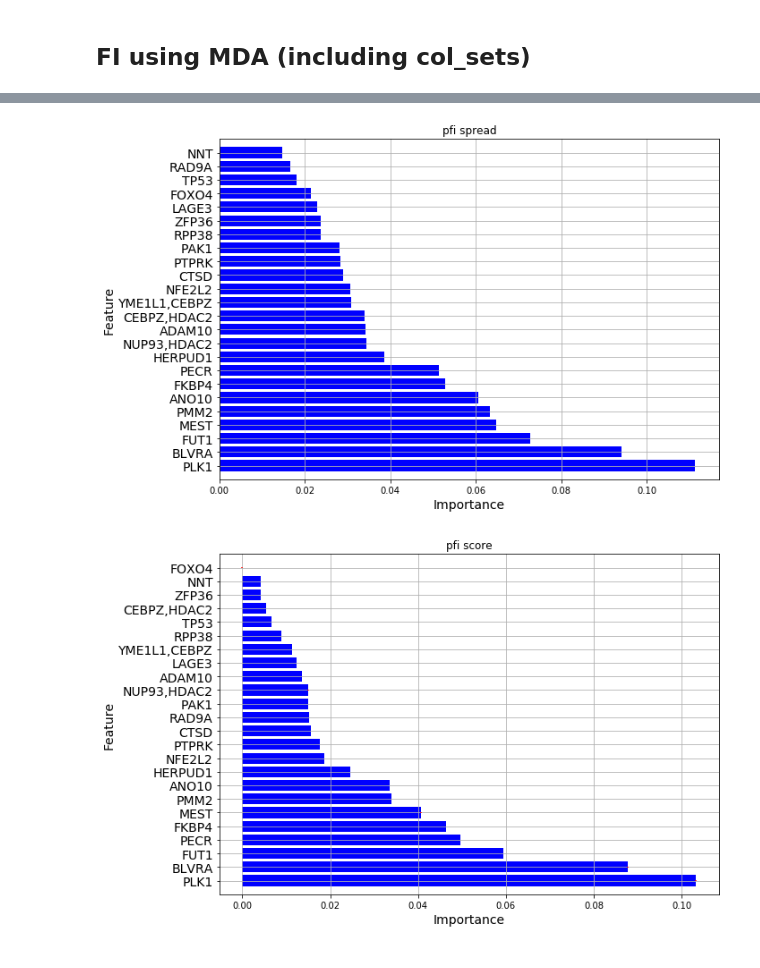
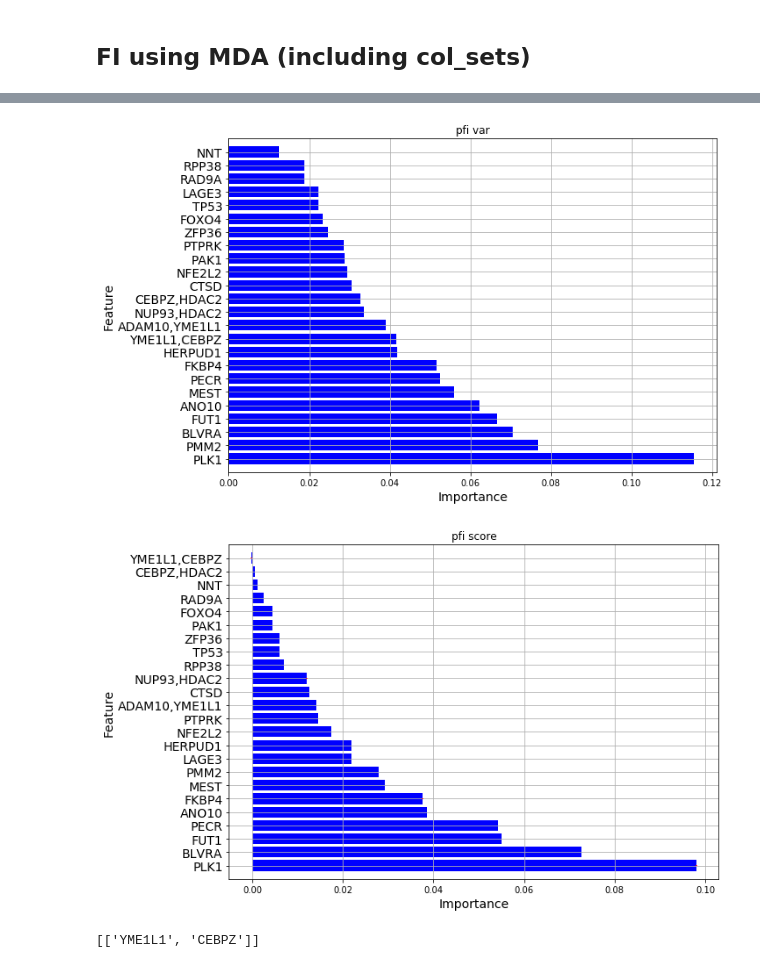
Before and after one commit to adpartin/feature-importance, a Jupyter notebook: notebooks/pfi_aacr.ipynb, the cells around one changed output, grey strips where cells are left out. Drawn from its saved outputs; the diff is of its cells as text; code cells hidden in the pictures.

```diff
--- a/notebooks/pfi_aacr.ipynb
+++ b/notebooks/pfi_aacr.ipynb
@@ -235,10 +239,12 @@ fi = pfi.PFI(model=rf_model, xdata=xvl, ydata=yvl, n_shuffles=20)
 # %%
-fi.compute_spread_pfi(col_sets=col_sets);
-fi.plot_fi(title='pfi spread', figsize=(10,7));
+fi.plot_var_fi(title='pfi var', figsize=(10,7));
 # %% [output]
-[figure, old version]
+[figure, new version]
 # %%
-fi.compute_score_pfi(ml_type='c', col_sets=col_sets);
-fi.plot_fi(title='pfi score', figsize=(10,7));
+fi.plot_score_fi(title='pfi score', figsize=(10,7));
 # %% [output]
-[figure, old version]
+[figure, new version]
+# %%
+fi.col_sets
+# %% [output]
+[['YME1L1', 'CEBPZ']]
```
Also changed, not shown: parts of 9 cells of this notebook, 7 other files.
